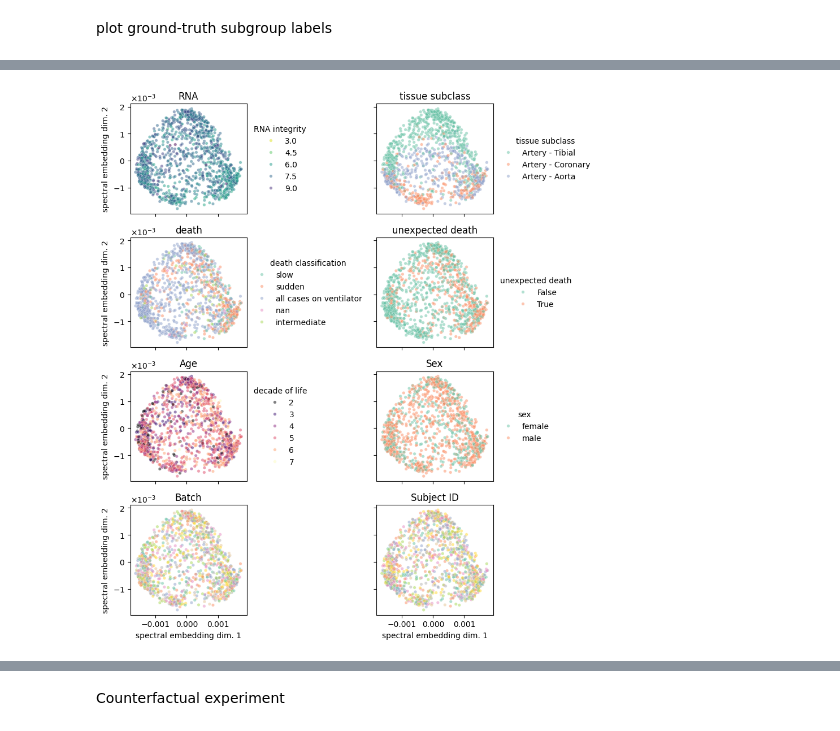
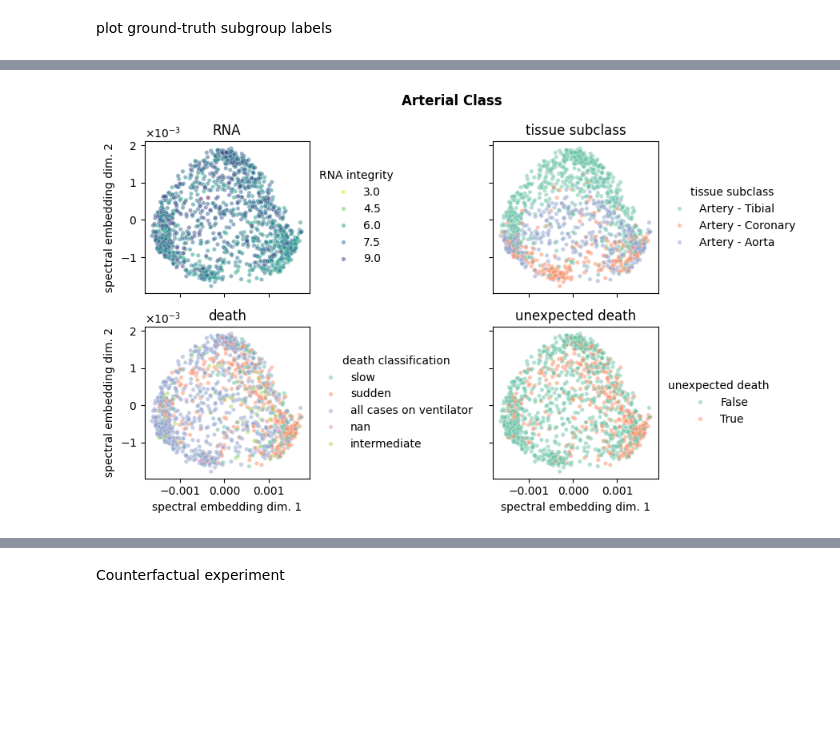
Before and after one commit to djunamay/datamodel_subgroups, a Jupyter notebook: plotting_notebooks/gtex_subset_experiment_june_30.ipynb, the cells around one changed output, grey strips where cells are left out. Saved outputs shown, nothing was run; the diff lists cells and outputs as text; code cells hidden in the pictures; blank space fills up the shorter version.

```diff
--- a/plotting_notebooks/gtex_subset_experiment_june_30.ipynb
+++ b/plotting_notebooks/gtex_subset_experiment_june_30.ipynb
@@ -207,0 +256,30 @@ plt.savefig('/Users/djuna/Documents/Maydell-MIT-PhD-Thesis/MIT-thesis-template/c
+# %%
+ages = np.unique(experiment.dataset.descriptive_data['AGE'])
+conversion = [2, 3, 4, 5, 6, 7]
+dictionary = dict(zip(ages, conversion))
+ages = np.array([dictionary[age] for age in experiment.dataset.descriptive_data['AGE']])
+unexpected_deaths = np.array([x in set([1,2,3]) for x in experiment.dataset.descriptive_data['DTHHRDY']])
+dictionary = {2: 'female', 1: 'male'}
+sex = np.array([dictionary[sex] for sex in experiment.dataset.descriptive_data['SEX']])
+d_dict = {'1.0': 'sudden', '2.0': 'sudden', '3.0': 'intermediate', '4.0': 'slow', '0.0': 'all cases on ventilator', 'nan': 'nan'}
+death_classification = np.array([d_dict[x] for x in experiment.dataset.descriptive_data['DTHHRDY'].astype(str)])
+
+
+fig, axes = plt.subplots(2, 2, figsize=(7, 5), sharey=True, sharex=True)
+
+plot_2D_embedding(weights, index_grp_1, ages[(index_grp_1)], 'Age', 'decade of life', 'magma', ax=axes[0,0], s=15, alpha=0.5)
+plot_2D_embedding(weights, index_grp_1, sex[(index_grp_1)], 'Sex', 'sex', 'Set2', ax=axes[0,1], s=15, alpha=0.5)
+plot_2D_embedding(weights, index_grp_1, experiment.dataset.descriptive_data['SMNABTCH'][(index_grp_1)], 'Batch', 'RNA extraction batch', 'Set2', ax=axes[1,0], s=15, show_legend=False, alpha=0.5)
+plot_2D_embedding(weights, index_grp_1, experiment.dataset.descriptive_data['SUBJID'][(index_grp_1)], 'Subject ID', 'subject ID', 'Set2', ax=axes[1,1], s=15, show_legend=False, alpha=0.5)
+
+axes[0,1].yaxis.set_major_formatter(ticker.ScalarFormatter(useMathText=True))
+axes[0,1].ticklabel_format(axis='y', style='sci', scilimits=(0, 0))
+
+fig.suptitle(
+        'Esophageal Class',
+        fontsize=12,
+        fontweight='bold'
+    )
+
+plt.tight_layout()
+plt.savefig('/Users/djuna/Documents/Maydell-MIT-PhD-Thesis/MIT-thesis-template/ch4_figs/gtex_embedding_esophageal_class_supp.png', dpi=300)
@@ -208,31 +288,32 @@ plt.savefig('/Users/djuna/Documents/Maydell-MIT-PhD-Thesis/MIT-thesis-template/c
 # %%
 ages = np.unique(experiment.dataset.descriptive_data['AGE'])
 conversion = [2, 3, 4, 5, 6, 7]
 dictionary = dict(zip(ages, conversion))
 ages = np.array([dictionary[age] for age in experiment.dataset.descriptive_data['AGE']])
 unexpected_deaths = np.array([x in set([1,2,3]) for x in experiment.dataset.descriptive_data['DTHHRDY']])
 dictionary = {2: 'female', 1: 'male'}
 sex = np.array([dictionary[sex] for sex in experiment.dataset.descriptive_data['SEX']])
 d_dict = {'1.0': 'sudden', '2.0': 'sudden', '3.0': 'intermediate', '4.0': 'slow', '0.0': 'all cases on ventilator', 'nan': 'nan'}
 death_classification = np.array([d_dict[x] for x in experiment.dataset.descriptive_data['DTHHRDY'].astype(str)])
 
 
-fig, axes = plt.subplots(4, 2, figsize=(9, 10), sharey=True, sharex=True)
+fig, axes = plt.subplots(2, 2, figsize=(9, 5.5), sharey=True, sharex=True)
 
 plot_2D_embedding(weights, index_grp_2, experiment.dataset.descriptive_data['SMRIN'][(index_grp_2)], 'RNA', 'RNA integrity', 'viridis_r', ax=axes[0,0], s=15, alpha=0.5)
 plot_2D_embedding(weights, index_grp_2, experiment.dataset.descriptive_data['SMTSD'][(index_grp_2)], 'tissue subclass', 'tissue subclass', 'Set2', ax=axes[0,1], s=15, alpha=0.5)
 plot_2D_embedding(weights, index_grp_2, death_classification[(index_grp_2)], 'death', 'death classification', 'Set2', ax=axes[1,0], s=15, alpha=0.5)
 plot_2D_embedding(weights, index_grp_2, unexpected_deaths[(index_grp_2)], 'unexpected death', 'unexpected death', 'Set2', ax=axes[1,1], s=15, alpha=0.5)
 
-plot_2D_embedding(weights, index_grp_2, ages[(index_grp_2)], 'Age', 'decade of life', 'magma', ax=axes[2,0], s=15, alpha=0.5)
-plot_2D_embedding(weights, index_grp_2, sex[(index_grp_2)], 'Sex', 'sex', 'Set2', ax=axes[2,1], s=15, alpha=0.5)
-plot_2D_embedding(weights, index_grp_2, experiment.dataset.descriptive_data['SMNABTCH'][(index_grp_2)], 'Batch', 'RNA extraction batch', 'Set2', ax=axes[3,0], s=15, show_legend=False, alpha=0.5)
-plot_2D_embedding(weights, index_grp_2, experiment.dataset.descriptive_data['SUBJID'][(index_grp_2)], 'Subject ID', 'subject ID', 'Set2', ax=axes[3,1], s=15, show_legend=False, alpha=0.5)
-
 axes[0,1].yaxis.set_major_formatter(ticker.ScalarFormatter(useMathText=True))
 axes[0,1].ticklabel_format(axis='y', style='sci', scilimits=(0, 0))
 
+fig.suptitle(
+        'Arterial Class',
+        fontsize=12,
+        fontweight='bold'
+    )
+
 plt.tight_layout()
-plt.savefig('/Users/djuna/Documents/Maydell-MIT-PhD-Thesis/MIT-thesis-template/ch4_figs/gtex_subset_spectral_embedding_explaining_labels_artery.png', dpi=300)
+plt.savefig('/Users/djuna/Documents/Maydell-MIT-PhD-Thesis/MIT-thesis-template/ch4_figs/gtex_embedding_arterial_class_main.png', dpi=300)
 # %% [output]
-[figure, old version]
+[figure, new version]
```
Also changed, not shown: parts of 31 cells of this notebook, 2 other files.
